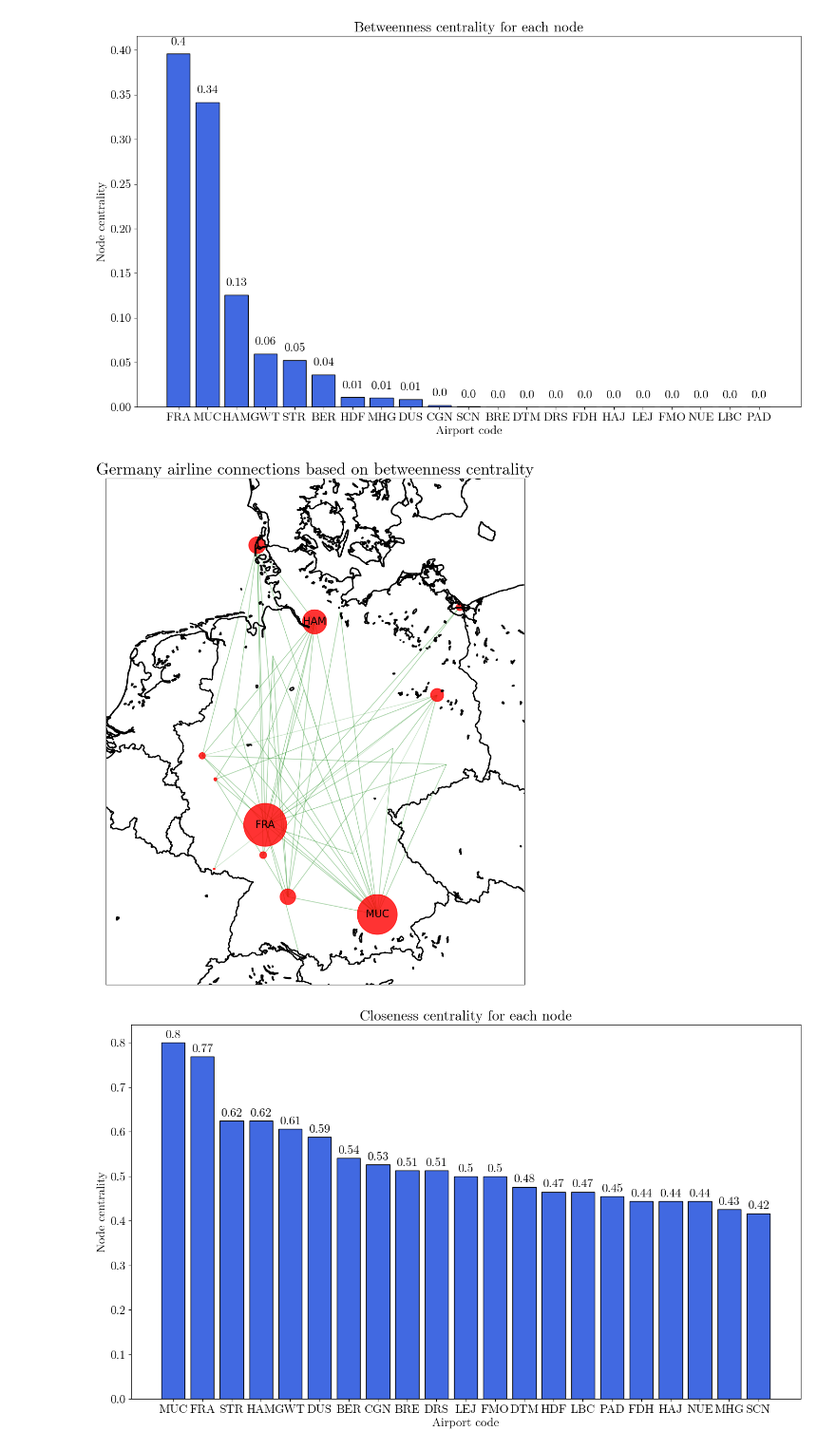
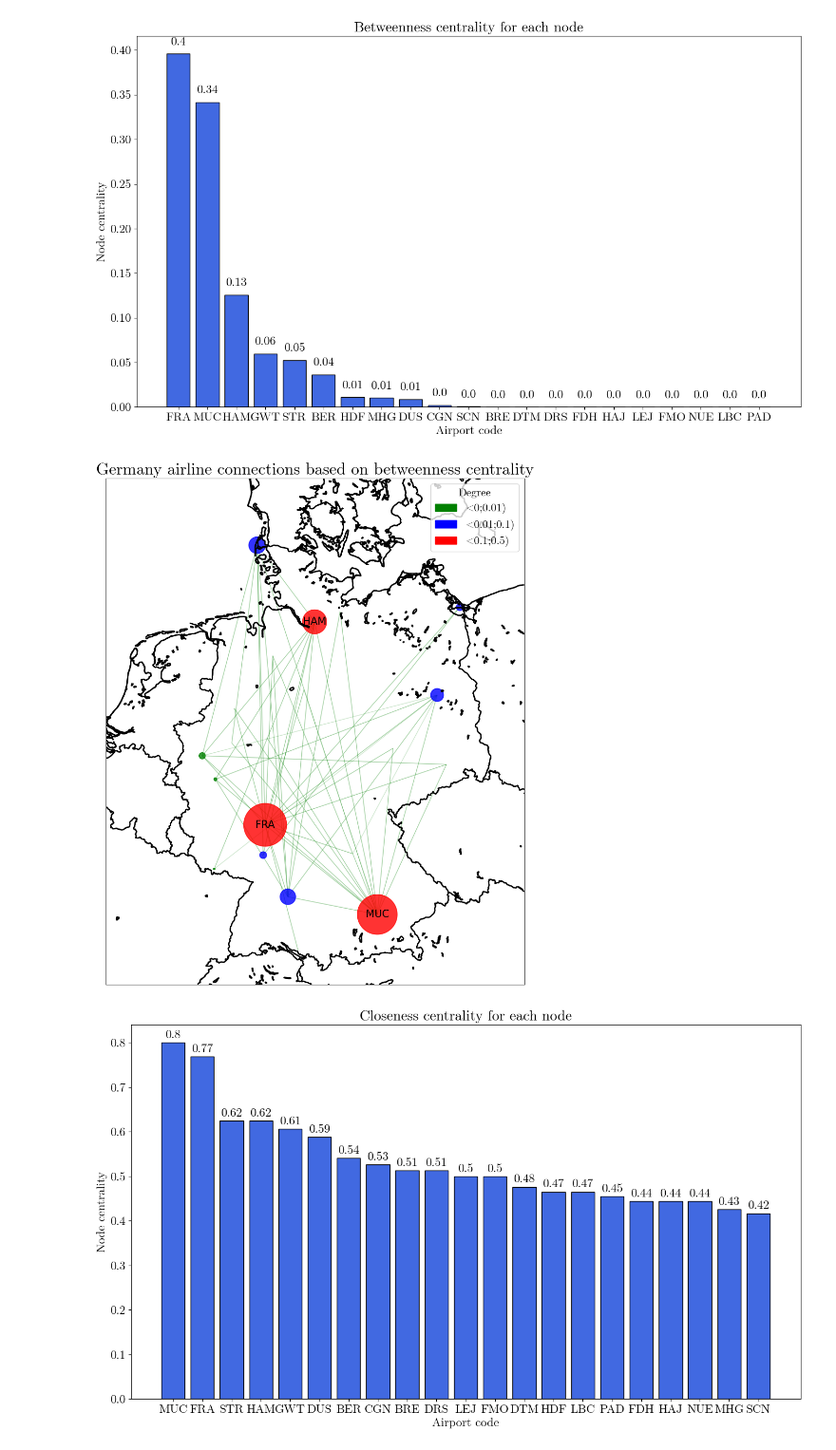
Before and after one commit to hbrt-rdzk/german-airline-connections, a Jupyter notebook: visualizations.ipynb, the cells around one changed output. Shown at 95% size. Saved outputs shown, nothing was run; the diff lists cells and outputs as text; code cells hidden in the pictures.

```diff
--- a/visualizations.ipynb
+++ b/visualizations.ipynb
@@ -168,33 +220,80 @@ plt.savefig(
 # %%
 plt.figure(figsize=(9, 16))
 nx.draw_networkx_nodes(
     G=graph,
     pos=pos,
-    nodelist=nodes_betweenness_sorted,
+    nodelist=[
+        node for node in nodes_betweenness_sorted if 0 <= betweenness_dict[node] < 0.01
+    ],
+    node_color="g",
+    alpha=0.8,
+    node_size=[
+        betweenness_dict[node] * 10000
+        for node in nodes_betweenness_sorted
+        if 0 <= betweenness_dict[node] < 0.01
+    ],
+)
+nx.draw_networkx_nodes(
+    G=graph,
+    pos=pos,
+    nodelist=[
+        node
+        for node in nodes_betweenness_sorted
+        if 0.01 <= betweenness_dict[node] < 0.1
+    ],
+    node_color="b",
+    alpha=0.8,
+    node_size=[
+        betweenness_dict[node] * 10000
+        for node in nodes_betweenness_sorted
+        if 0.01 <= betweenness_dict[node] < 0.1
+    ],
+)
+nx.draw_networkx_nodes(
+    G=graph,
+    pos=pos,
+    nodelist=[
+        node for node in nodes_betweenness_sorted if 0.1 <= betweenness_dict[node] < 0.5
+    ],
     node_color="r",
     alpha=0.8,
-    node_size=[10000 * value for value in values_betweenness_sorted],
+    node_size=[
+        betweenness_dict[node] * 10000
+        for node in nodes_betweenness_sorted
+        if 0.1 <= betweenness_dict[node] < 0.5
+    ],
 )
 nx.draw_networkx_edges(G=graph, pos=pos, edge_color="g", alpha=0.2, arrows=False)
 nx.draw_networkx_labels(
     G=graph,
     pos=pos,
     font_size=15,
     labels={x: x for x in nodes_betweenness_sorted if betweenness_dict[x] >= 0.1},
 )
 
 germany_map.drawcountries(linewidth=2)
 germany_map.drawstates(linewidth=0.2)
 germany_map.drawcoastlines(linewidth=2)
 plt.tight_layout()
 plt.title("Germany airline connections based on betweenness centrality", fontsize=24)
+
+green_patch = Patch(color="g", label="<0;0.01)")
+blue_patch = Patch(color="b", label="<0.01;0.1)")
+red_patch = Patch(color="r", label="<0.1;0.5)")
+plt.legend(
+    handles=[green_patch, blue_patch, red_patch],
+    title="Degree",
+    loc="best",
+    fancybox=True,
+)
+
 plt.savefig(
     "images/networkx_betweenness_on_map.png",
     bbox_inches="tight",
     dpi=400,
 )
 # %% [output]
-[figure, old version]
+[figure, new version]
 # %%
 nodes_closeness_sorted = [
     n
```
Also changed, not shown: parts of 7 cells of this notebook, 4 other files.
